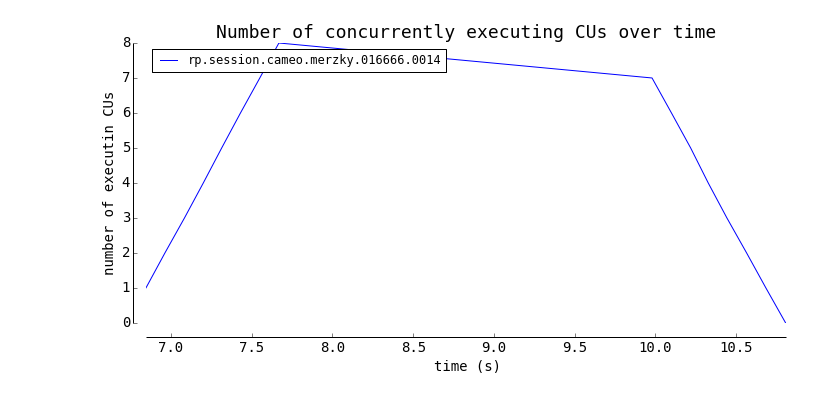
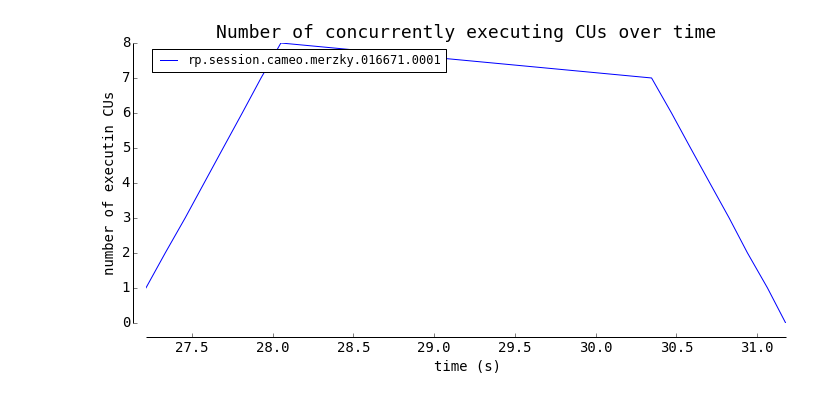
Before and after one commit to radical-cybertools/radical.pilot, a Jupyter notebook: bin/plot_profile.ipynb, the cells around one changed output. Cells and saved outputs as stored; diff of their text form; code cells hidden in the pictures.

```diff
--- a/bin/plot_profile.ipynb
+++ b/bin/plot_profile.ipynb
@@ -24,9 +26,10 @@ height has been deprecated.
 # %%
 # NOTE: this cell needs quite some time to execute...  Like, minutes.
 
-sid   = "rp.session.cameo.merzky.016666.0014"
+sid   = "rp.session.cameo.merzky.016671.0001"
+src   = "/home/merzky/saga/radical.pilot.prof"
 
-profiles   = rpu.fetch_profiles(sid=sid, target='/tmp/')
+profiles   = rpu.fetch_profiles(sid=sid, src=src, tgt='/tmp/')
 profile    = rpu.combine_profiles (profiles)
 frame      = rpu.prof2frame(profile)
 sf, pf, uf = rpu.split_frame(frame)
@@ -39,7 +76,11 @@ fetching 'file://localhost/home/merzky/radical.pilot.sandbox/rp.session.cameo.me
 # %%
-
 print "columns: %s" % dict(uf.dtypes).keys()
 print "infos  : %s" % uf['info'].dropna().unique()
+print "names  : %s" % uf['name'].dropna().unique()
 
-uf[uf['info'].isin(['ewo_get', 'ewa_complete'])]
+uf[uf['info'].isin(['ewo_to_ewa', 'ewa_complete'])]
+adv = uf[uf['event'].isin(['advance'])]
+adv[adv['uid'].isin(['unit.000001'])]
+
+# uf[uf['uid'].isin(['unit.000001'])]
 # %% [output]
@@ -161,18 +197,18 @@ def create_figure(title=None):
 # %%
 
 ax_ops = create_figure('Number of concurrently executing CUs over time')
 labels = list()
 
-sub_uf = uf[uf['info'].isin(['ewo_get', 'ewa_complete'])]
-sub_uf.plot(x='time', y='cc_exe', ax=ax_ops)
+sub_adv = adv[np.isfinite(adv['cc_exe'])]
+sub_adv.plot(x='time', y='cc_exe', ax=ax_ops)
 
 labels.append(sid)
 
 ax_ops.set_xlabel("time (s)",               fontsize=14)
 ax_ops.set_ylabel("number of executin CUs", fontsize=14)
 
 legend(labels, loc='upper left',          fontsize=12)
 savefig('exe_concurrency.png', bbox_inches='tight')
 savefig('exe_concurrency.pdf', bbox_inches='tight')
 # %% [output]
-[figure, old version]
+[figure, new version]
```
Also changed, not shown: parts of 6 cells of this notebook, 4 other files.
